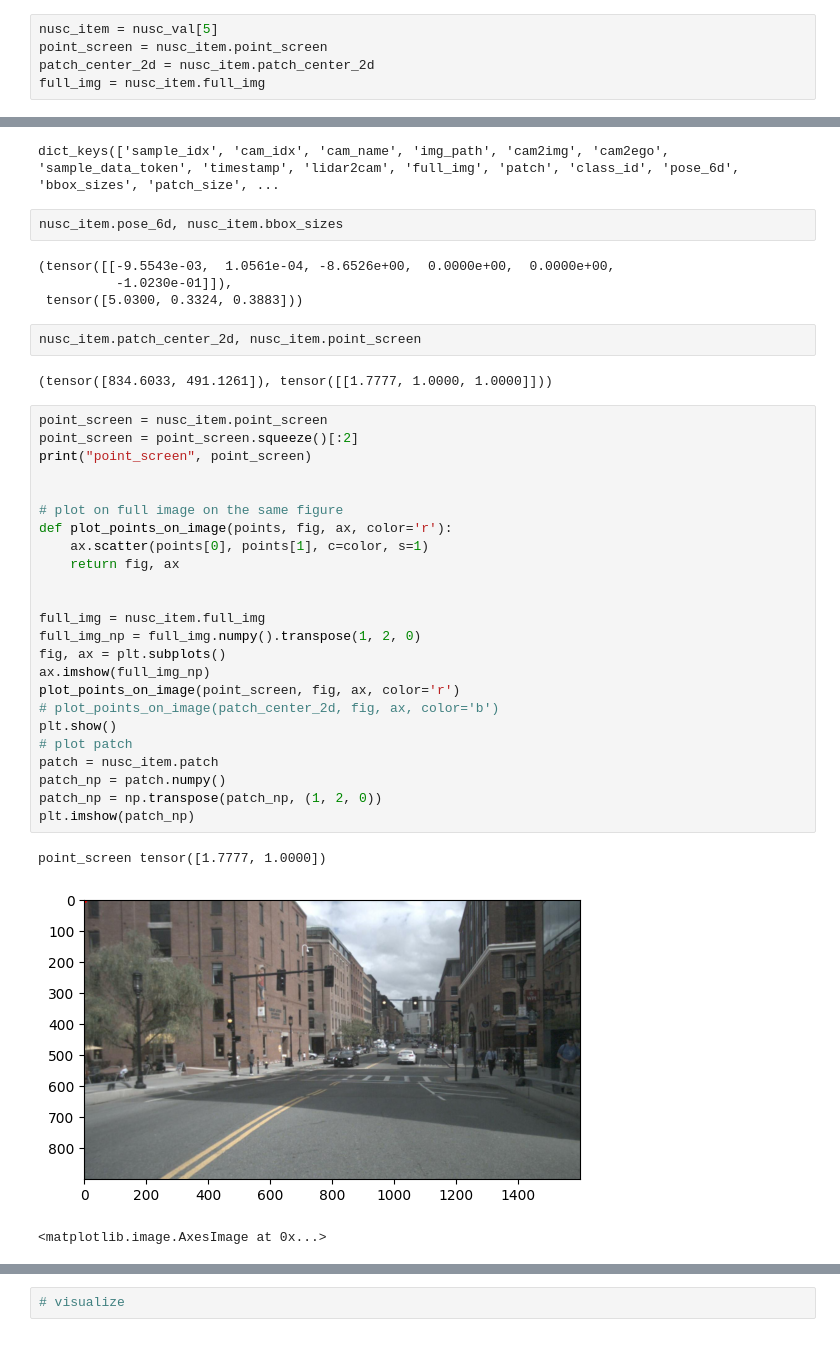
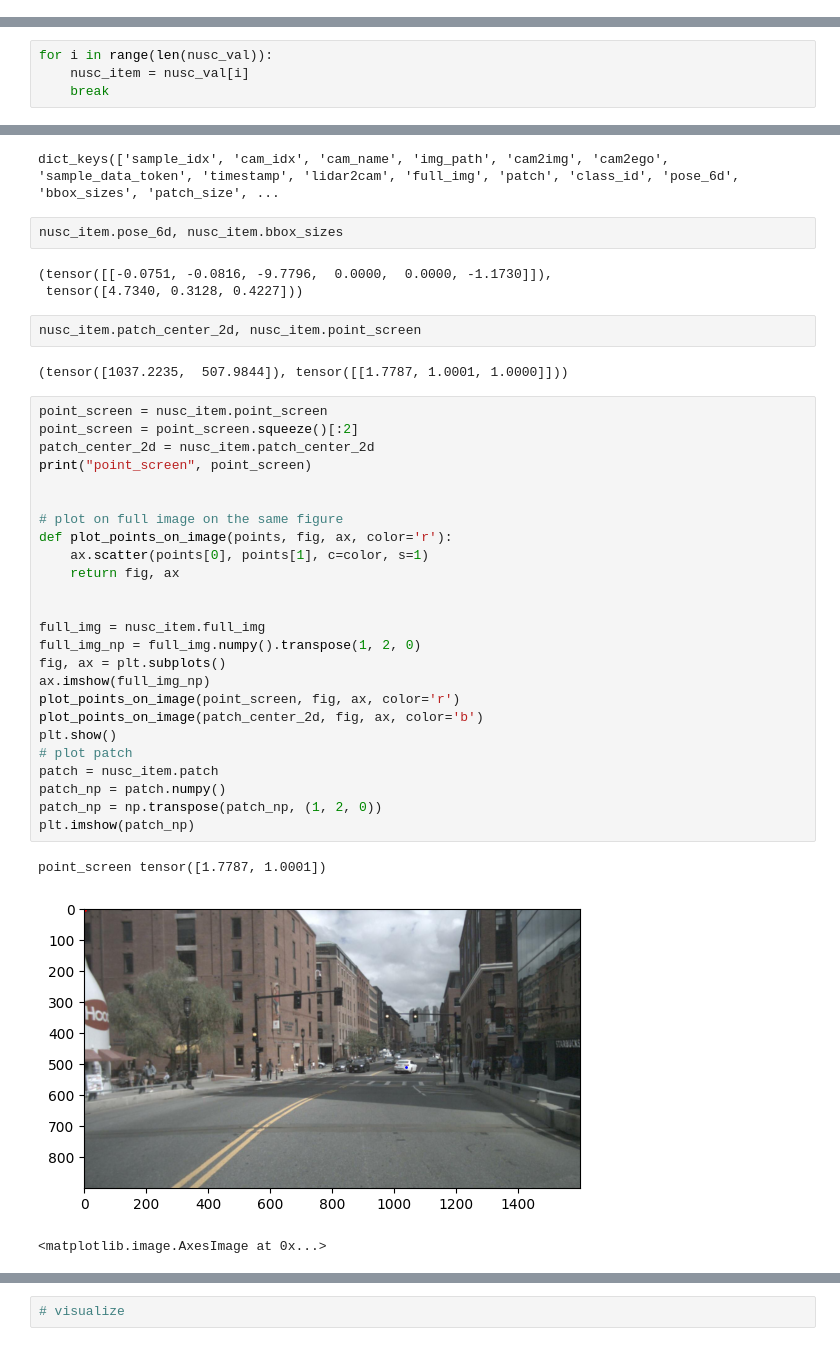
Before and after one commit to tanushreebanerjee/generative-detection, a Jupyter notebook: test_nusc_dataloader.ipynb, the cells around one changed output, grey strips where cells are left out. Drawn from its saved outputs; the diff is of its cells as text.

```diff
--- a/test_nusc_dataloader.ipynb
+++ b/test_nusc_dataloader.ipynb
@@ -43,8 +45,3 @@ nusc_val = NuScenesValidationMini(**nusc_base_kwargs)
 | traffic_cone         | 39     |
 | barrier              | 0      |
 +----------------------+--------+
-# %%
-nusc_item = nusc_val[5]
-point_screen = nusc_item.point_screen
-patch_center_2d = nusc_item.patch_center_2d
-full_img = nusc_item.full_img
@@ -57,0 +48,4 @@ point_screen in nusc dataloader tensor([[1.7777, 1.0000, 1.0000]])
+# %%
+for i in range(len(nusc_val)):
+    nusc_item = nusc_val[i]
+    break
@@ -62,38 +59,38 @@ dict_keys(['sample_idx', 'cam_idx', 'cam_name', 'img_path', 'cam2img', 'cam2ego'
 # %%
 nusc_item.pose_6d, nusc_item.bbox_sizes
 # %% [output]
-(tensor([[-9.5543e-03,  1.0561e-04, -8.6526e+00,  0.0000e+00,  0.0000e+00,
-          -1.0230e-01]]),
- tensor([5.0300, 0.3324, 0.3883]))
+(tensor([[-0.0751, -0.0816, -9.7796,  0.0000,  0.0000, -1.1730]]),
+ tensor([4.7340, 0.3128, 0.4227]))
 # %%
 nusc_item.patch_center_2d, nusc_item.point_screen
 # %% [output]
-(tensor([834.6033, 491.1261]), tensor([[1.7777, 1.0000, 1.0000]]))
+(tensor([1037.2235,  507.9844]), tensor([[1.7787, 1.0001, 1.0000]]))
 # %%
 point_screen = nusc_item.point_screen
 point_screen = point_screen.squeeze()[:2]
+patch_center_2d = nusc_item.patch_center_2d
 print("point_screen", point_screen)
 
 
 # plot on full image on the same figure
 def plot_points_on_image(points, fig, ax, color='r'):
     ax.scatter(points[0], points[1], c=color, s=1)
     return fig, ax
 
 
 full_img = nusc_item.full_img
 full_img_np = full_img.numpy().transpose(1, 2, 0)
 fig, ax = plt.subplots()
 ax.imshow(full_img_np)
 plot_points_on_image(point_screen, fig, ax, color='r')
-# plot_points_on_image(patch_center_2d, fig, ax, color='b')
+plot_points_on_image(patch_center_2d, fig, ax, color='b')
 plt.show()
 # plot patch
 patch = nusc_item.patch
 patch_np = patch.numpy()
 patch_np = np.transpose(patch_np, (1, 2, 0))
 plt.imshow(patch_np)
 # %% [output]
-point_screen tensor([1.7777, 1.0000])
+point_screen tensor([1.7787, 1.0001])
-[figure, old version]
+[figure, new version]
 <matplotlib.image.AxesImage at 0x...>
```
Also changed, not shown: parts of 17 cells of this notebook, 8 other files.
